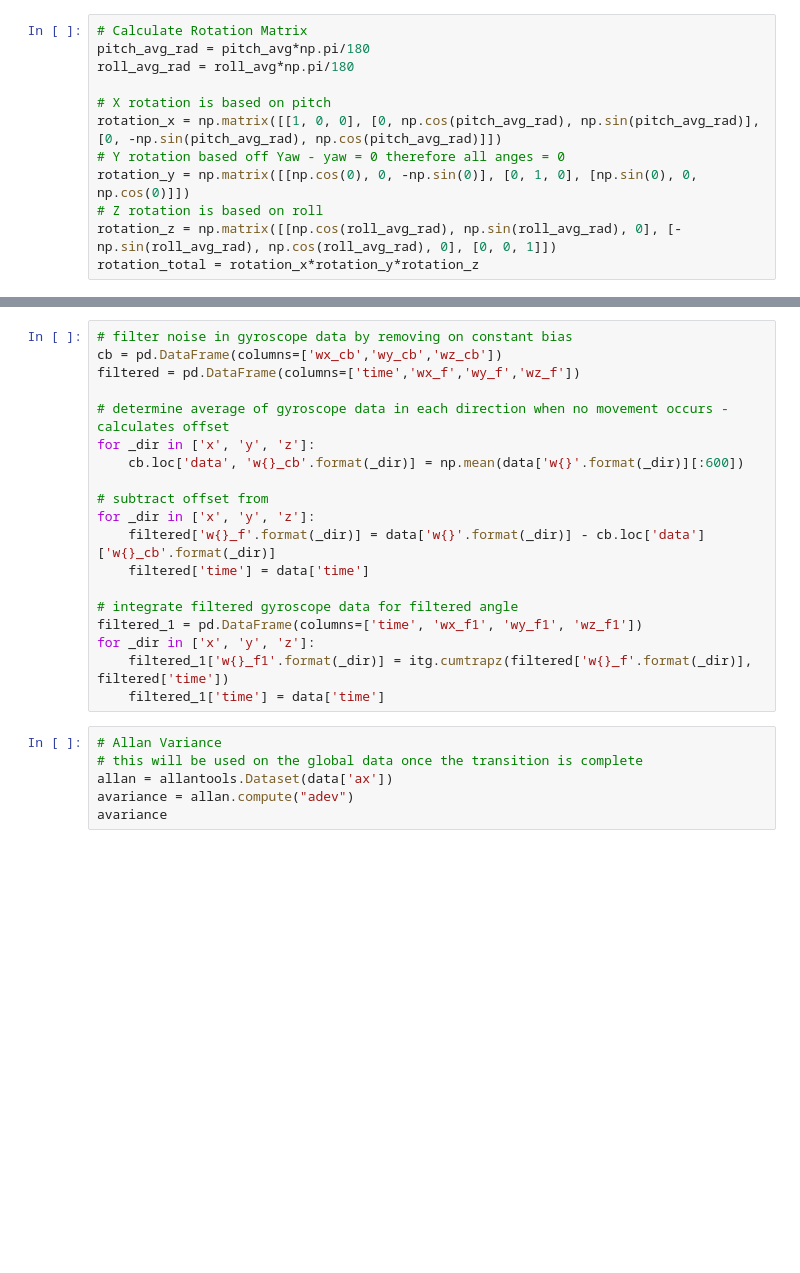
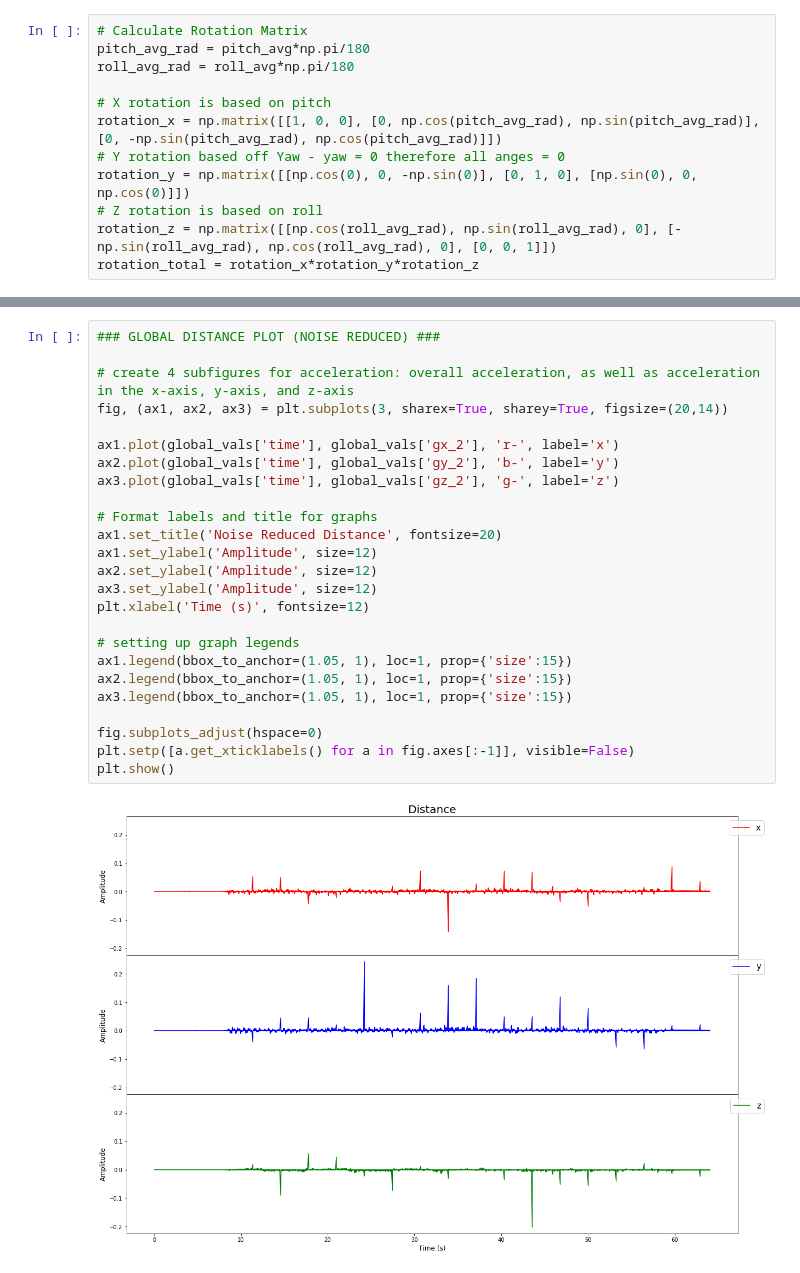
Before and after one commit to SunnyWillert18/Signals, a Jupyter notebook: deliverable_2.ipynb, the cells around one changed output, grey strips where cells are left out. Saved outputs shown, nothing was run; the diff lists cells and outputs as text; blank space fills up the shorter version.

```diff
--- a/deliverable_2.ipynb
+++ b/deliverable_2.ipynb
@@ -157,25 +199,27 @@ plt.show()
-# %%
-# filter noise in gyroscope data by removing on constant bias
-cb = pd.DataFrame(columns=['wx_cb','wy_cb','wz_cb'])
-filtered = pd.DataFrame(columns=['time','wx_f','wy_f','wz_f'])
-
-# determine average of gyroscope data in each direction when no movement occurs - calculates offset
-for _dir in ['x', 'y', 'z']:
-    cb.loc['data', 'w{}_cb'.format(_dir)] = np.mean(data['w{}'.format(_dir)][:600])
-
-# subtract offset from
-for _dir in ['x', 'y', 'z']:
-    filtered['w{}_f'.format(_dir)] = data['w{}'.format(_dir)] - cb.loc['data']['w{}_cb'.format(_dir)]
-    filtered['time'] = data['time']
-
-# integrate filtered gyroscope data for filtered angle
-filtered_1 = pd.DataFrame(columns=['time', 'wx_f1', 'wy_f1', 'wz_f1'])
-for _dir in ['x', 'y', 'z']:
-    filtered_1['w{}_f1'.format(_dir)] = itg.cumtrapz(filtered['w{}_f'.format(_dir)], filtered['time'])
-    filtered_1['time'] = data['time']
-# %%
-# Allan Variance
-# this will be used on the global data once the transition is complete
-allan = allantools.Dataset(data['ax'])
-avariance = allan.compute("adev")
-avariance
+# %%
+### GLOBAL DISTANCE PLOT (NOISE REDUCED) ###
+
+# create 4 subfigures for acceleration: overall acceleration, as well as acceleration in the x-axis, y-axis, and z-axis
+fig, (ax1, ax2, ax3) = plt.subplots(3, sharex=True, sharey=True, figsize=(20,14))
+
+ax1.plot(global_vals['time'], global_vals['gx_2'], 'r-', label='x')
+ax2.plot(global_vals['time'], global_vals['gy_2'], 'b-', label='y')
+ax3.plot(global_vals['time'], global_vals['gz_2'], 'g-', label='z')
+
+# Format labels and title for graphs
+ax1.set_title('Noise Reduced Distance', fontsize=20)
+ax1.set_ylabel('Amplitude', size=12)
+ax2.set_ylabel('Amplitude', size=12)
+ax3.set_ylabel('Amplitude', size=12)
+plt.xlabel('Time (s)', fontsize=12)
+
+# setting up graph legends
+ax1.legend(bbox_to_anchor=(1.05, 1), loc=1, prop={'size':15})
+ax2.legend(bbox_to_anchor=(1.05, 1), loc=1, prop={'size':15})
+ax3.legend(bbox_to_anchor=(1.05, 1), loc=1, prop={'size':15})
+
+fig.subplots_adjust(hspace=0)
+plt.setp([a.get_xticklabels() for a in fig.axes[:-1]], visible=False)
+plt.show()
+# %% [output]
+[figure, added]
```
Also changed, not shown: parts of 6 cells of this notebook.
